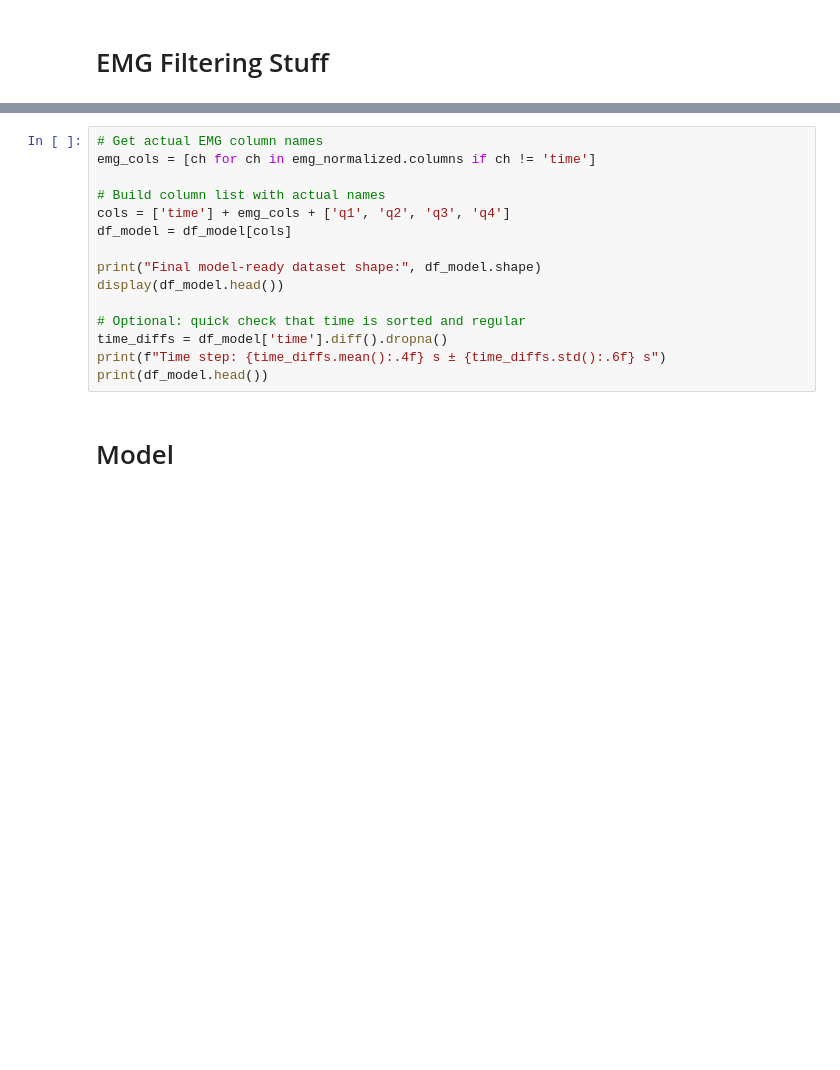
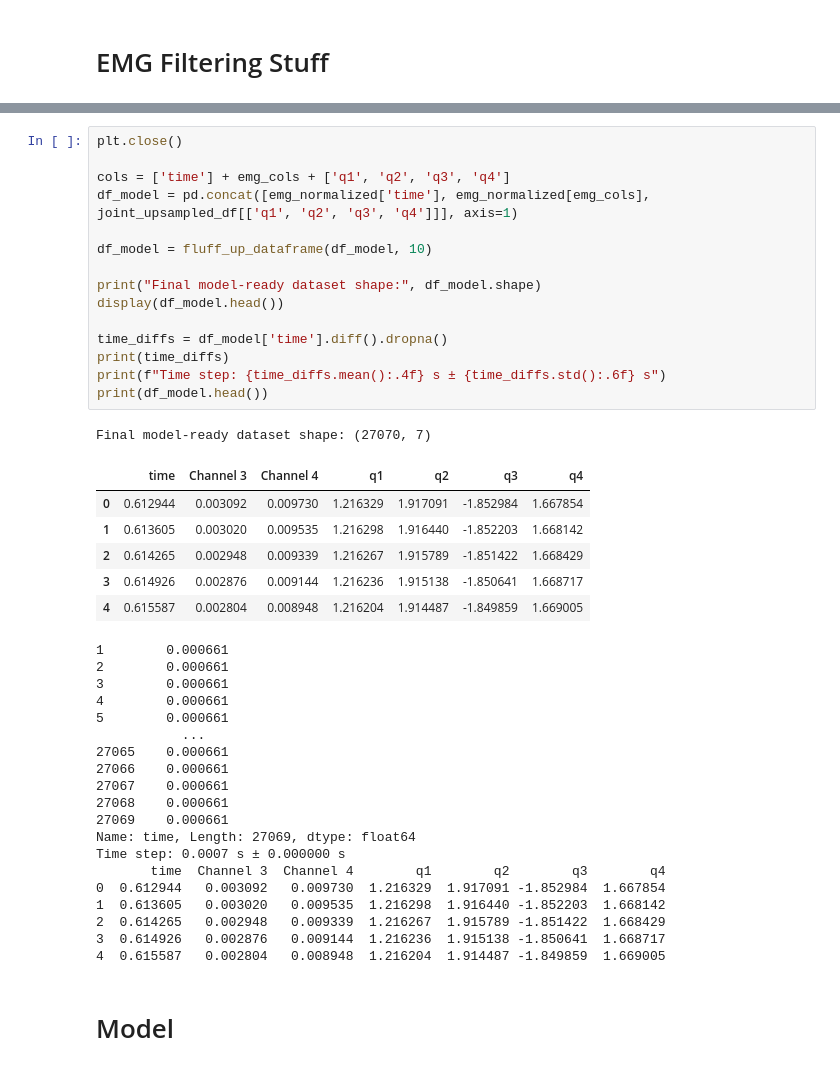
Before and after one commit to hayyazul/BCI-Data-Processing, a Jupyter notebook: bci_data_analysis.ipynb, the cells around one changed output, grey strips where cells are left out. Cells and saved outputs as stored; diff of their text form; blank space fills up the shorter version.

```diff
--- a/bci_data_analysis.ipynb
+++ b/bci_data_analysis.ipynb
@@ -636,18 +818,45 @@ plt.show()
 # %%
-# Get actual EMG column names
-emg_cols = [ch for ch in emg_normalized.columns if ch != 'time']
+plt.close()
 
-# Build column list with actual names
 cols = ['time'] + emg_cols + ['q1', 'q2', 'q3', 'q4']
-df_model = df_model[cols]
+df_model = pd.concat([emg_normalized['time'], emg_normalized[emg_cols], joint_upsampled_df[['q1', 'q2', 'q3', 'q4']]], axis=1)
 
-print("Final model‑ready dataset shape:", df_model.shape)
+df_model = fluff_up_dataframe(df_model, 10)
+
+print("Final model-ready dataset shape:", df_model.shape)
 display(df_model.head())
 
-# Optional: quick check that time is sorted and regular
 time_diffs = df_model['time'].diff().dropna()
+print(time_diffs)
 print(f"Time step: {time_diffs.mean():.4f} s ± {time_diffs.std():.6f} s")
 print(df_model.head())
+# %% [output]
+Final model-ready dataset shape: (27070, 7)
+|  | time | Channel 3 | Channel 4 | q1 | q2 | q3 | q4 |
+| 0 | 0.612944 | 0.003092 | 0.009730 | 1.216329 | 1.917091 | -1.852984 | 1.667854 |
+| 1 | 0.613605 | 0.003020 | 0.009535 | 1.216298 | 1.916440 | -1.852203 | 1.668142 |
+| 2 | 0.614265 | 0.002948 | 0.009339 | 1.216267 | 1.915789 | -1.851422 | 1.668429 |
+| 3 | 0.614926 | 0.002876 | 0.009144 | 1.216236 | 1.915138 | -1.850641 | 1.668717 |
+| 4 | 0.615587 | 0.002804 | 0.008948 | 1.216204 | 1.914487 | -1.849859 | 1.669005 |
+1        0.000661
+2        0.000661
+3        0.000661
+4        0.000661
+5        0.000661
+           ...
+27065    0.000661
+27066    0.000661
+27067    0.000661
+27068    0.000661
+27069    0.000661
+Name: time, Length: 27069, dtype: float64
+Time step: 0.0007 s ± 0.000000 s
+       time  Channel 3  Channel 4        q1        q2        q3        q4
+0  0.612944   0.003092   0.009730  1.216329  1.917091 -1.852984  1.667854
+1  0.613605   0.003020   0.009535  1.216298  1.916440 -1.852203  1.668142
+2  0.614265   0.002948   0.009339  1.216267  1.915789 -1.851422  1.668429
+3  0.614926   0.002876   0.009144  1.216236  1.915138 -1.850641  1.668717
+4  0.615587   0.002804   0.008948  1.216204  1.914487 -1.849859  1.669005
 # %% [markdown]
 # Model
 # %%
```
Also changed, not shown: parts of 24 cells of this notebook.
